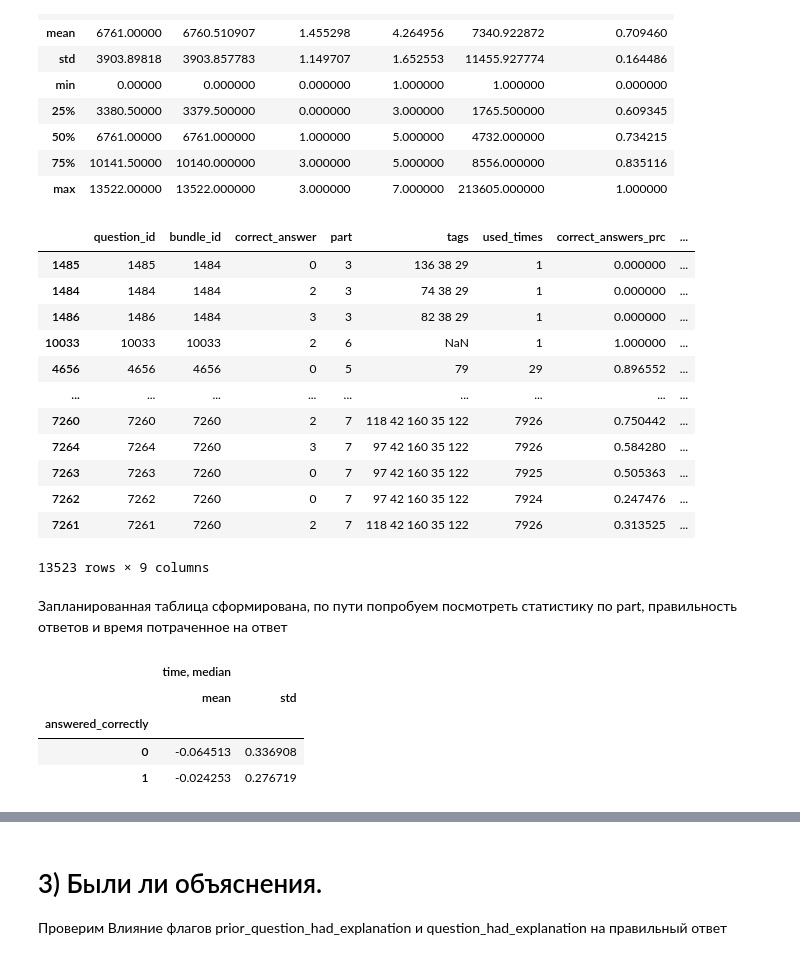
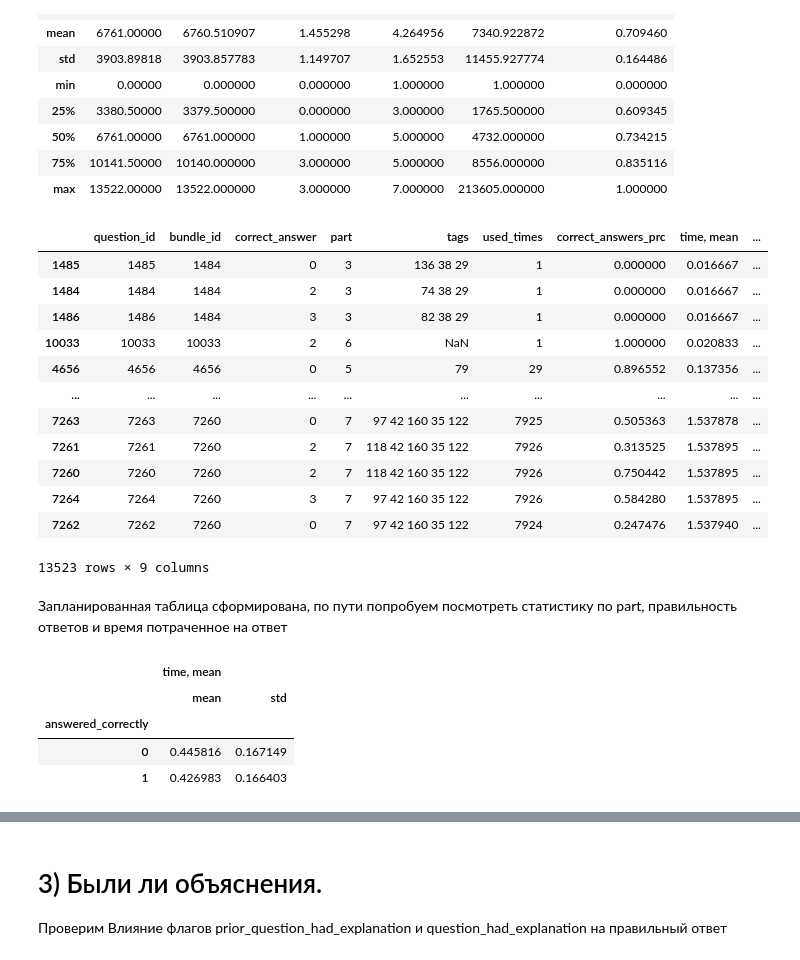
Before and after one commit to FedorSavchenko/04.HW_KAGGLE_RSP_, a Jupyter notebook: HW_Python_Advanced_Pandas.ipynb, the cells around one changed output, grey strips where cells are left out. Saved outputs shown, nothing was run; the diff lists cells and outputs as text; code cells hidden in the pictures.

```diff
--- a/HW_Python_Advanced_Pandas.ipynb
+++ b/HW_Python_Advanced_Pandas.ipynb
@@ -1495,29 +1443,29 @@ df_q.describe()
 questions_elapsed_time = (
     df[question_mask]
     .groupby("content_id")
-    .agg({"question_elapsed_time":["median","std"]})
+    .agg({"question_elapsed_time":["mean","std"]})
 )
-questions_elapsed_time.columns = ["time, median", "time, std"]
+questions_elapsed_time.columns = ["time, mean", "time, std"]
 # %%
 df_q = df_q.join(
     questions_elapsed_time,
     on = ["question_id"]
 )
 # %%
-df_q.sort_values(by = "time, median")
+df_q.sort_values(by = "time, mean")
 # %% [output]
-|  | question_id | bundle_id | correct_answer | part | tags | used_times | correct_answers_prc | ... |
-| 1485 | 1485 | 1484 | 0 | 3 | 136 38 29 | 1 | 0.000000 | ... |
-| 1484 | 1484 | 1484 | 2 | 3 | 74 38 29 | 1 | 0.000000 | ... |
-| 1486 | 1486 | 1484 | 3 | 3 | 82 38 29 | 1 | 0.000000 | ... |
-| 10033 | 10033 | 10033 | 2 | 6 | NaN | 1 | 1.000000 | ... |
-| 4656 | 4656 | 4656 | 0 | 5 | 79 | 29 | 0.896552 | ... |
-| ... | ... | ... | ... | ... | ... | ... | ... | ... |
-| 7260 | 7260 | 7260 | 2 | 7 | 118 42 160 35 122 | 7926 | 0.750442 | ... |
-| 7264 | 7264 | 7260 | 3 | 7 | 97 42 160 35 122 | 7926 | 0.584280 | ... |
-| 7263 | 7263 | 7260 | 0 | 7 | 97 42 160 35 122 | 7925 | 0.505363 | ... |
-| 7262 | 7262 | 7260 | 0 | 7 | 97 42 160 35 122 | 7924 | 0.247476 | ... |
-| 7261 | 7261 | 7260 | 2 | 7 | 118 42 160 35 122 | 7926 | 0.313525 | ... |
+|  | question_id | bundle_id | correct_answer | part | tags | used_times | correct_answers_prc | time, mean | ... |
+| 1485 | 1485 | 1484 | 0 | 3 | 136 38 29 | 1 | 0.000000 | 0.016667 | ... |
+| 1484 | 1484 | 1484 | 2 | 3 | 74 38 29 | 1 | 0.000000 | 0.016667 | ... |
+| 1486 | 1486 | 1484 | 3 | 3 | 82 38 29 | 1 | 0.000000 | 0.016667 | ... |
+| 10033 | 10033 | 10033 | 2 | 6 | NaN | 1 | 1.000000 | 0.020833 | ... |
+| 4656 | 4656 | 4656 | 0 | 5 | 79 | 29 | 0.896552 | 0.137356 | ... |
+| ... | ... | ... | ... | ... | ... | ... | ... | ... | ... |
+| 7263 | 7263 | 7260 | 0 | 7 | 97 42 160 35 122 | 7925 | 0.505363 | 1.537878 | ... |
+| 7261 | 7261 | 7260 | 2 | 7 | 118 42 160 35 122 | 7926 | 0.313525 | 1.537895 | ... |
+| 7260 | 7260 | 7260 | 2 | 7 | 118 42 160 35 122 | 7926 | 0.750442 | 1.537895 | ... |
+| 7264 | 7264 | 7260 | 3 | 7 | 97 42 160 35 122 | 7926 | 0.584280 | 1.537895 | ... |
+| 7262 | 7262 | 7260 | 0 | 7 | 97 42 160 35 122 | 7924 | 0.247476 | 1.537940 | ... |
 13523 rows × 9 columns
 # %% [markdown]
 Запланированная таблица сформирована, по пути попробуем посмотреть статистику по part, правильность ответов и время потраченное на ответ
@@ -1532,11 +1480,11 @@ df["time, median"] = df["time, median"] -  df["question_elapsed_time"]
 (
     df[question_mask]
     .groupby("answered_correctly")
-    .agg({"time, median":["mean", "std"]})
+    .agg({"time, mean":["mean", "std"]})
 )
 # %% [output]
-|  | time, median |  |
+|  | time, mean |  |
 |  | mean | std |
 | answered_correctly |  |  |
-| 0 | -0.064513 | 0.336908 |
-| 1 | -0.024253 | 0.276719 |
+| 0 | 0.445816 | 0.167149 |
+| 1 | 0.426983 | 0.166403 |
```
Also changed, not shown: parts of 48 cells of this notebook.
